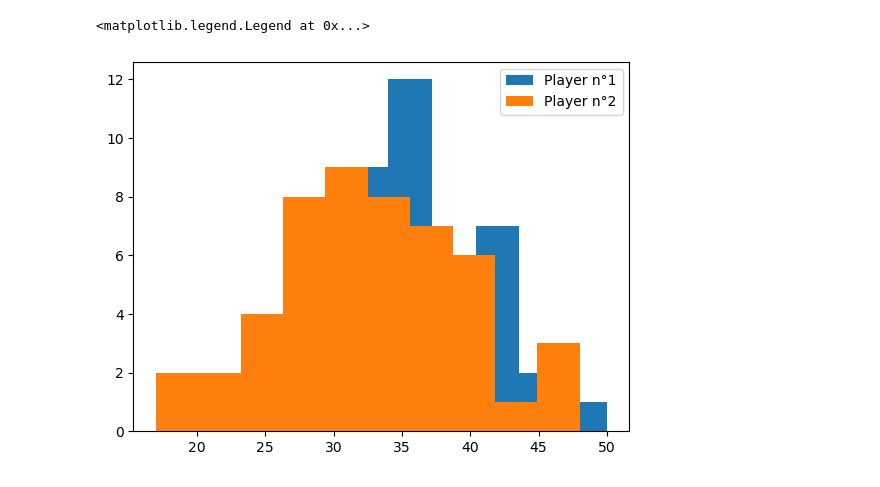
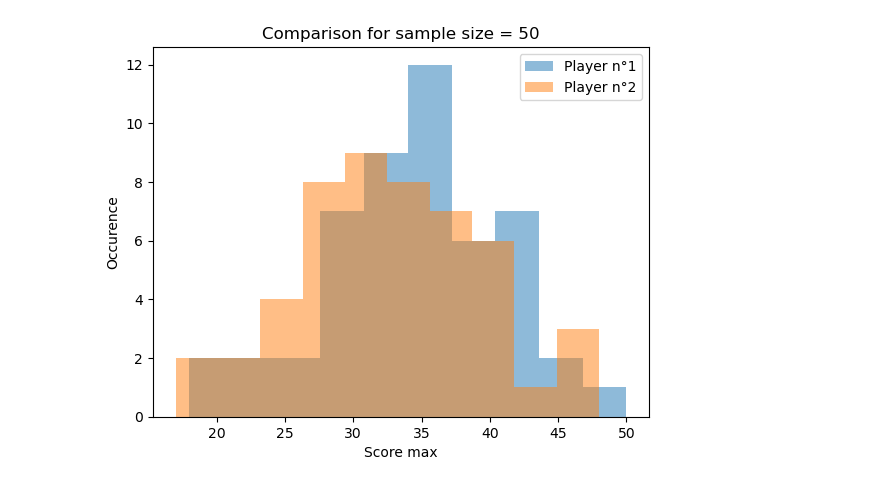
Before and after one commit to BenBouiss/Othello, a Jupyter notebook: Stat_exploration.ipynb, the cells around one changed output. Saved outputs shown, nothing was run; the diff lists cells and outputs as text; code cells hidden in the pictures.

```diff
--- a/Stat_exploration.ipynb
+++ b/Stat_exploration.ipynb
@@ -8,5 +8,0 @@ import matplotlib.pyplot as plt
-# %%
-path = os.getcwd()
-lfile = glob.glob(f'{path}/Stat_store/*50.csv')
-df = pd.read_csv(lfile[0])
-df.History = [ast.literal_eval(i) for i in df.History]
@@ -19,9 +9,16 @@ Max_score_l = [Max_score1, Max_score2]
 # %%
-for i in range(len(Max_score_l)):
-    plt.hist(Max_score_l[i], label = f'Player n°{i+1}')
-plt.legend()
-plt.xlabel('Score max')
-plt.ylabel()
+def plot_hist_max_value(path, Title):
+    lfile = glob.glob(path)
+    df = pd.read_csv(lfile[0])
+    df.History = [ast.literal_eval(i) for i in df.History]
+    df1 = df.loc[df.Id_joueur == 1]
+    df2 = df.loc[df.Id_joueur == 2]
+    Max_score1 = df1.Max_Score
+    Max_score2 = df2.Max_Score
+    Max_score_l = [Max_score1, Max_score2]
+    for i in range(len(Max_score_l)):
+        plt.hist(Max_score_l[i], label = f'Player n°{i+1}', alpha=0.5)
+    plt.legend()
+    plt.xlabel('Score max')
+    plt.ylabel('Occurence')
+    plt.title(Title)
-# %% [output]
-<matplotlib.legend.Legend at 0x...>
-[figure, removed]
@@ -27,0 +45,5 @@ plt.ylabel()
+# %%
+size = 50
+plot_hist_max_value(f'{path}/Stat_store/*{size}.csv', Title=f'Comparison for sample size = {size}')
+# %% [output]
+[figure, added]
```
Also changed, not shown: parts of 10 cells of this notebook, 4 other files.
